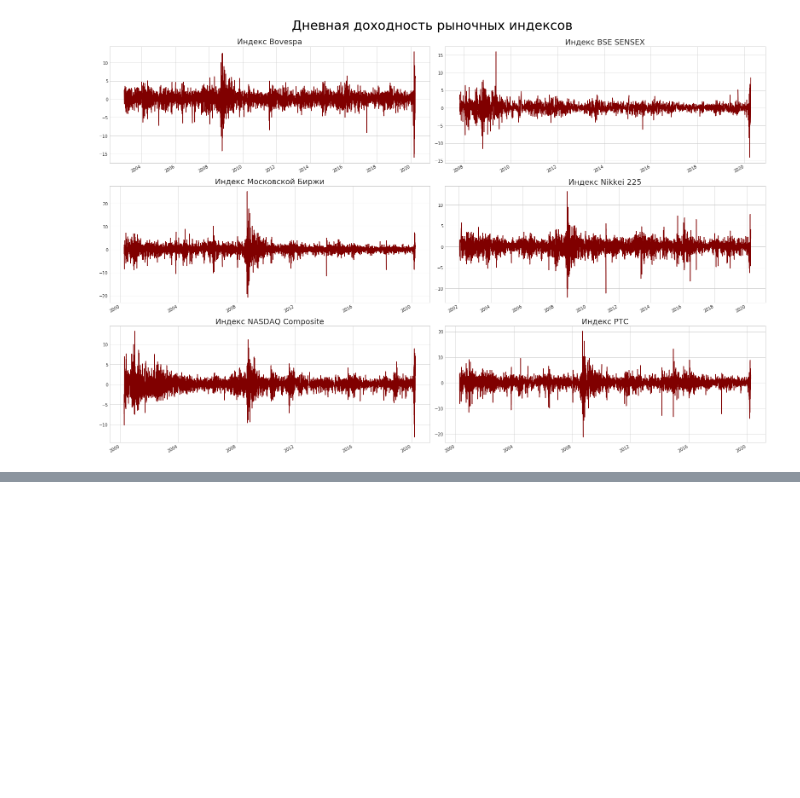
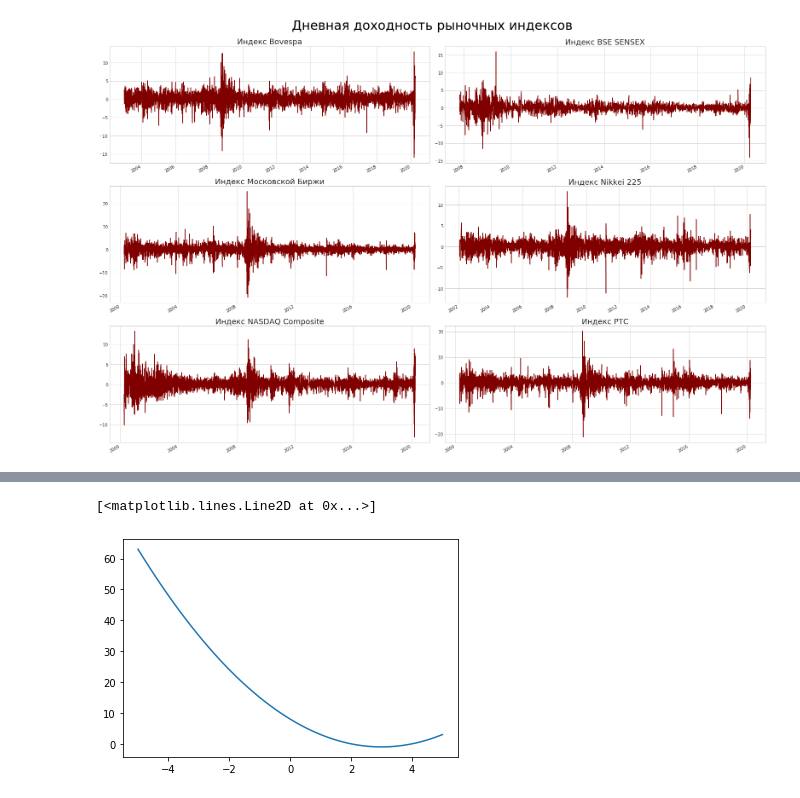
Before and after one commit to georgypv/time-series-analysis, a Jupyter notebook: data exploration.ipynb, the cells around one changed output, grey strips where cells are left out. Drawn from its saved outputs; the diff is of its cells as text; code cells hidden in the pictures; blank space fills up the shorter version.

```diff
--- a/data exploration.ipynb
+++ b/data exploration.ipynb
@@ -177,0 +189,9 @@ data['wheat'].head()
+# %%
+xx = np.linspace(-5,5,100)
+f1 = (3*xx) / 5
+f2 = (xx**2 +8)/10
+f3 = xx**2 - 6*xx + 8
+plt.plot(xx,f3)
+# %% [output]
+[<matplotlib.lines.Line2D at 0x...>]
+[figure, added]
```
Also changed, not shown: parts of 3 cells of this notebook, 4 other files.
